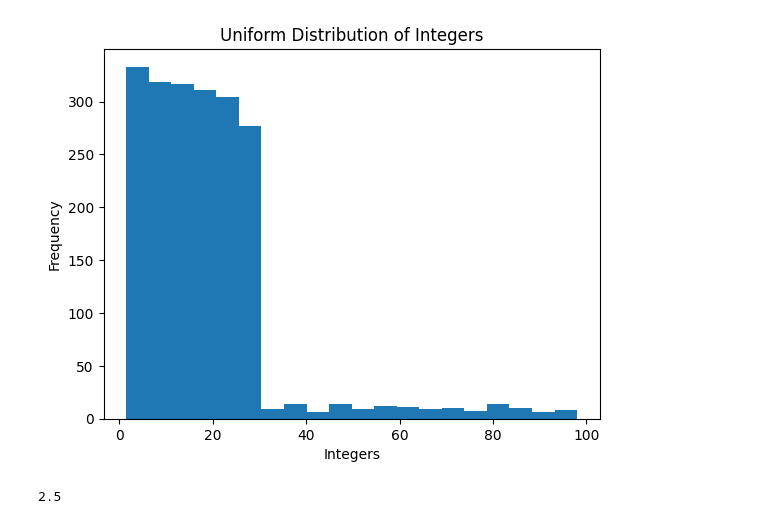
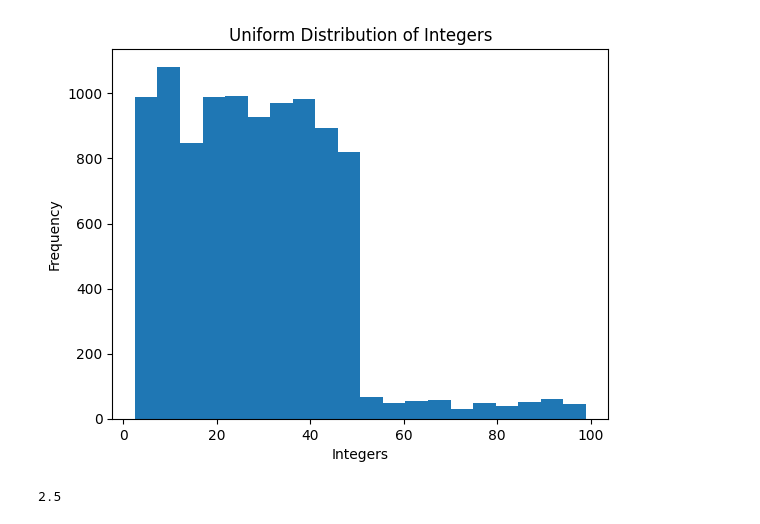
Before and after one commit to a-lundsgaard/XAI-in-Medical-Image-Analysis, a Jupyter notebook: notebooks/distribution_plot.ipynb, the cells around one changed output. Saved outputs shown, nothing was run; the diff lists cells and outputs as text; code cells hidden in the pictures.

```diff
--- a/notebooks/distribution_plot.ipynb
+++ b/notebooks/distribution_plot.ipynb
@@ -1,27 +1,28 @@
 # %%
 import numpy as np
 import matplotlib.pyplot as plt
 p = 0.1
 
 circle_radius_list = []
 
-for i in range(2000):
+np.random.seed(42)
+for i in range(10000):
     # Simulate integers from a uniform distribution
     circle_radius =  np.random.randint(5, 100)
     should_reduce_radius = np.random.choice([0, 1], p=[p, 1-p])
     if should_reduce_radius:
-        circle_radius *= 0.3
+        circle_radius *= 0.5
 
     circle_radius_list.append(circle_radius)
 
 # Plot a histogram
 plt.hist(circle_radius_list, bins=20)
 plt.xlabel('Integers')
 plt.ylabel('Frequency')
 plt.title('Uniform Distribution of Integers')
 plt.show()
 # %% [output]
-[figure, old version]
+[figure, new version]
 # %%
 min(circle_radius_list)
 # %% [output]
```
Also changed, not shown: 4 other files.
